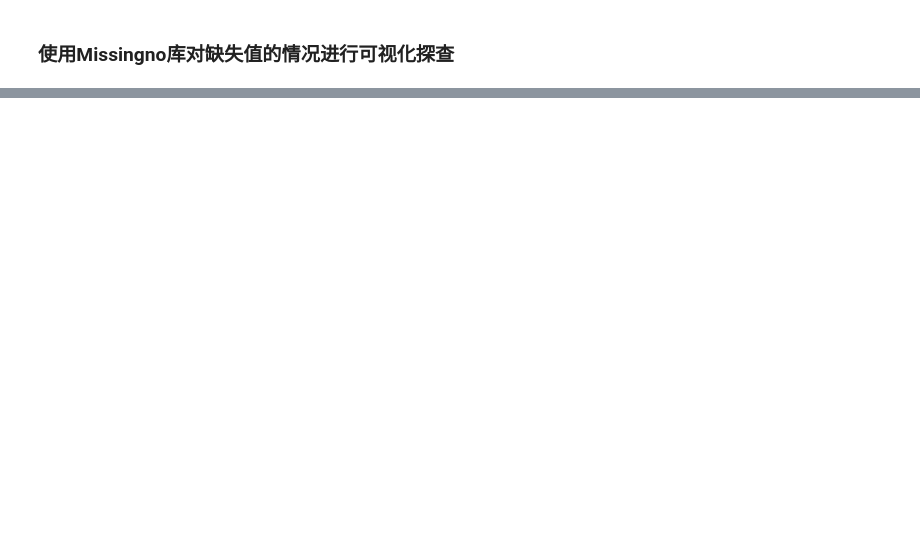
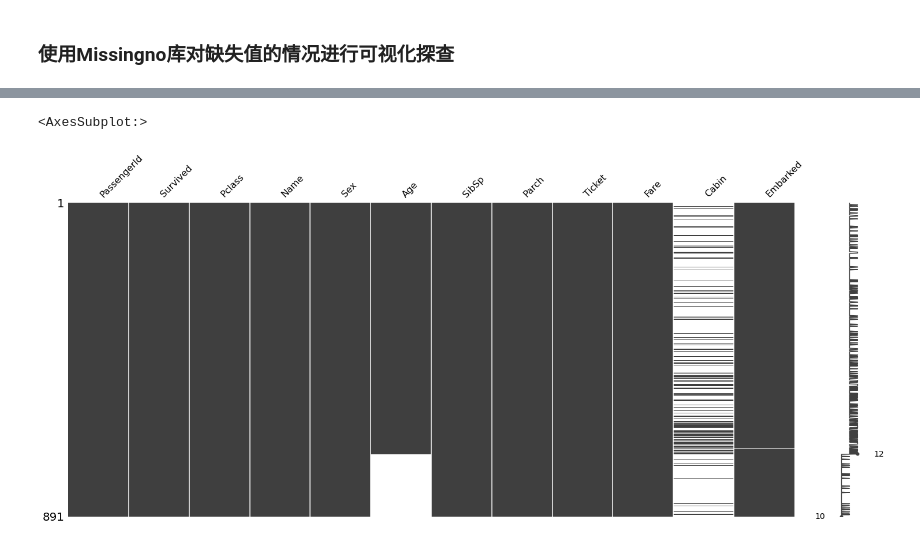
Before and after one commit to JohnChow96927/python-bigdata, a Jupyter notebook: Pandas/day2_220120_查询&数据类型&缺失值/04-缺失值处理.ipynb, the cells around one changed output, grey strips where cells are left out. Cells and saved outputs as stored; diff of their text form; code cells hidden in the pictures; blank space fills up the shorter version.

```diff
--- a/Pandas/day2_220120_查询&数据类型&缺失值/04-缺失值处理.ipynb
+++ b/Pandas/day2_220120_查询&数据类型&缺失值/04-缺失值处理.ipynb
@@ -66,0 +251,6 @@ pd.isnull和pd.notnull
+# %%
+_sorted = train.sort_values('Age')
+msno.matrix(_sorted)
+# %% [output]
+<AxesSubplot:>
+[figure, added]
```
Also changed, not shown: parts of 32 cells of this notebook, 38 other files.
